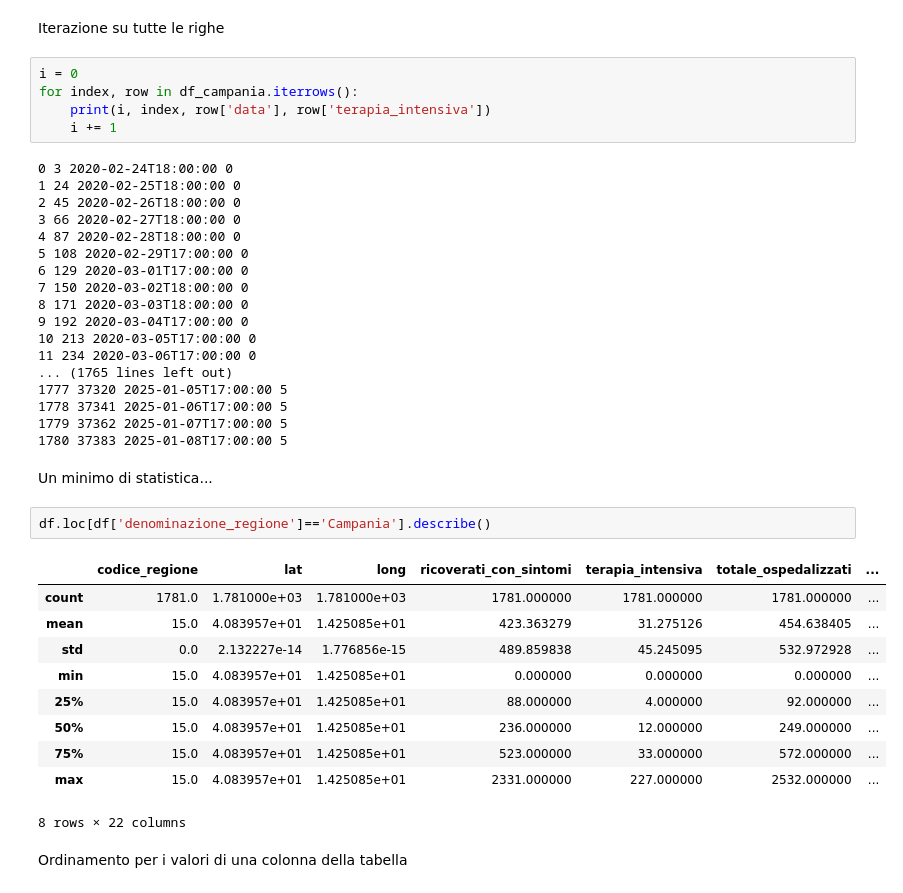
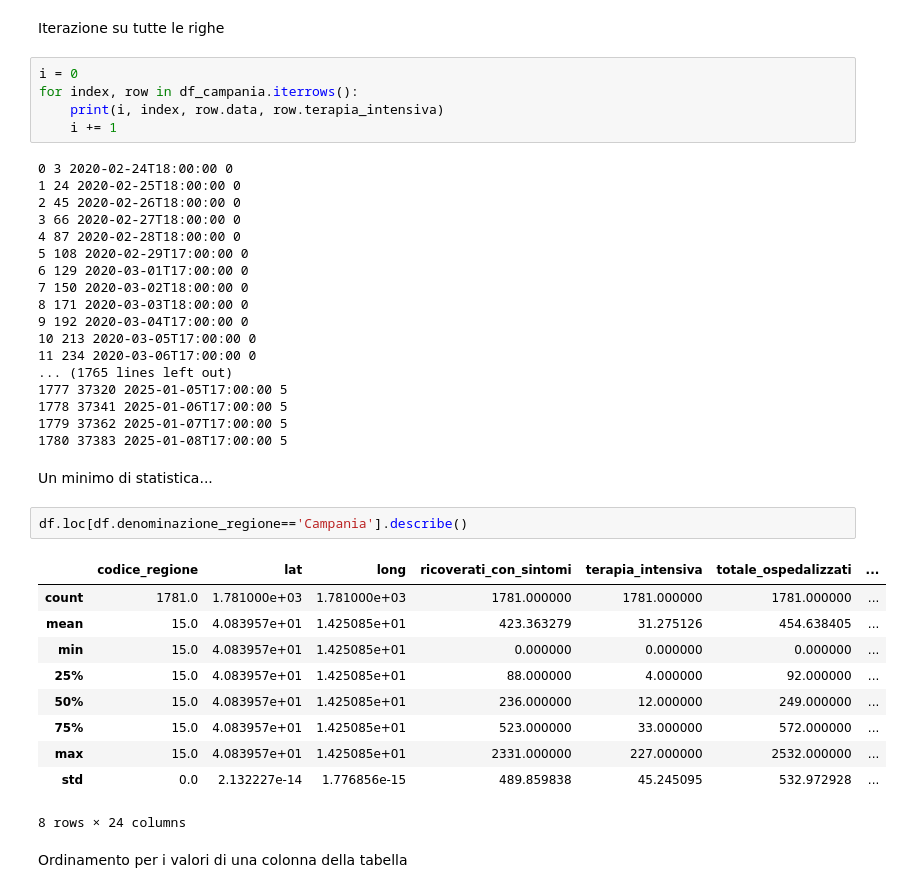
Before and after one commit to lucalista/analisi-dati-2025, a Jupyter notebook: 03.01.00__Pandas_introduzione.ipynb, the cells around one changed output. Saved outputs shown, nothing was run; the diff lists cells and outputs as text.

```diff
--- a/03.01.00__Pandas_introduzione.ipynb
+++ b/03.01.00__Pandas_introduzione.ipynb
@@ -243,7 +244,7 @@ Iterazione su tutte le righe
 # %%
 i = 0
 for index, row in df_campania.iterrows():
-    print(i, index, row['data'], row['terapia_intensiva'])
+    print(i, index, row.data, row.terapia_intensiva)
     i += 1
 # %% [output]
 0 3 2020-02-24T18:00:00 0
@@ -266,18 +267,18 @@ for index, row in df_campania.iterrows():
 # %% [markdown]
 Un minimo di statistica...
 # %%
-df.loc[df['denominazione_regione']=='Campania'].describe()
+df.loc[df.denominazione_regione=='Campania'].describe()
 # %% [output]
 |  | codice_regione | lat | long | ricoverati_con_sintomi | terapia_intensiva | totale_ospedalizzati | ... |
 | count | 1781.0 | 1.781000e+03 | 1.781000e+03 | 1781.000000 | 1781.000000 | 1781.000000 | ... |
 | mean | 15.0 | 4.083957e+01 | 1.425085e+01 | 423.363279 | 31.275126 | 454.638405 | ... |
-| std | 0.0 | 2.132227e-14 | 1.776856e-15 | 489.859838 | 45.245095 | 532.972928 | ... |
 | min | 15.0 | 4.083957e+01 | 1.425085e+01 | 0.000000 | 0.000000 | 0.000000 | ... |
 | 25% | 15.0 | 4.083957e+01 | 1.425085e+01 | 88.000000 | 4.000000 | 92.000000 | ... |
 | 50% | 15.0 | 4.083957e+01 | 1.425085e+01 | 236.000000 | 12.000000 | 249.000000 | ... |
 | 75% | 15.0 | 4.083957e+01 | 1.425085e+01 | 523.000000 | 33.000000 | 572.000000 | ... |
 | max | 15.0 | 4.083957e+01 | 1.425085e+01 | 2331.000000 | 227.000000 | 2532.000000 | ... |
+| std | 0.0 | 2.132227e-14 | 1.776856e-15 | 489.859838 | 45.245095 | 532.972928 | ... |
-8 rows × 22 columns
+8 rows × 24 columns
 # %% [markdown]
 Ordinamento per i valori di una colonna della tabella
 # %%
```
Also changed, not shown: parts of 15 cells of this notebook, 1 other file.
